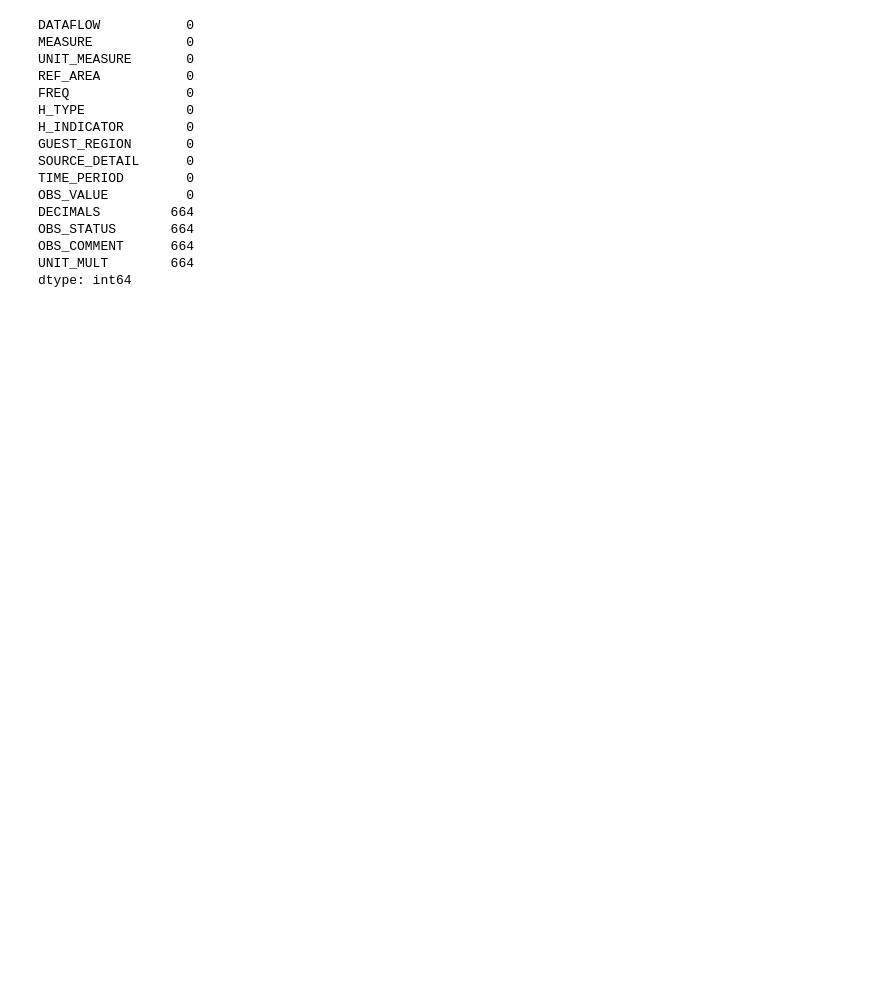
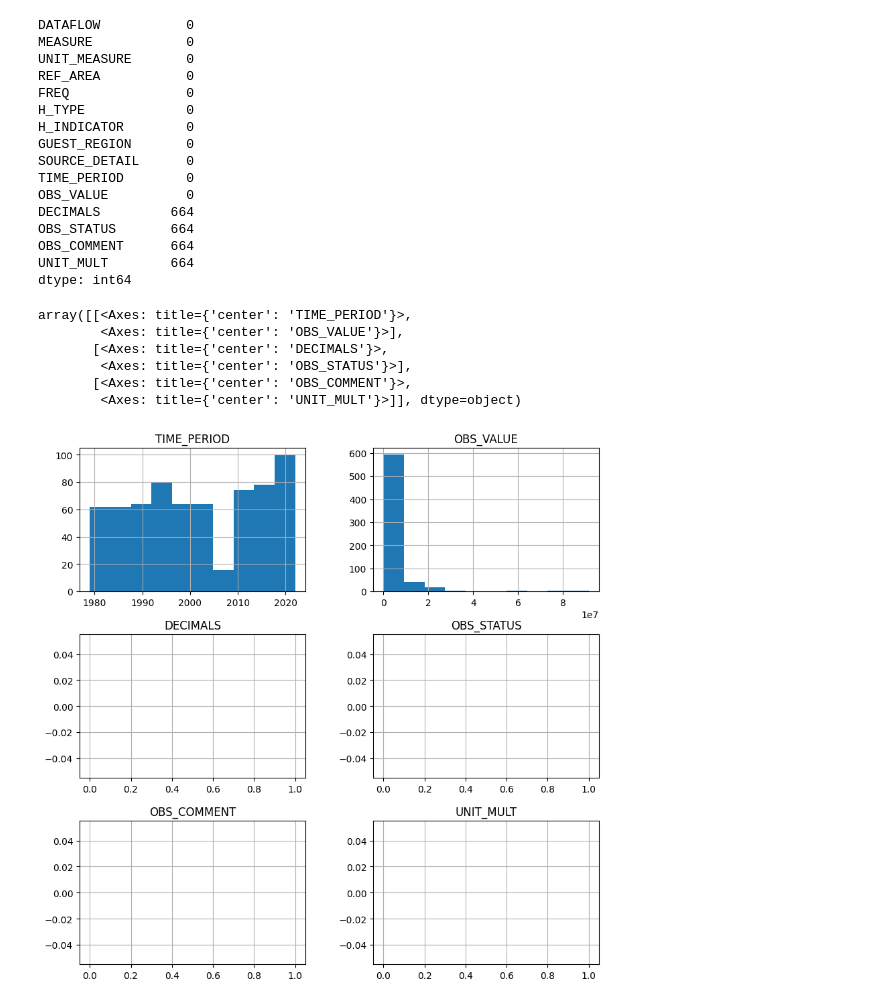
Before and after one commit to codyy6/Ocean-Dubai-House-Rental-and-Sales-Prediction, a Jupyter notebook: Tourism.ipynb, the cells around one changed output. Saved outputs shown, nothing was run; the diff lists cells and outputs as text; code cells hidden in the pictures; blank space fills up the shorter version.

Commit message:
feat: done data understanding for Guests by Hotel Type by Region under Tourism

```diff
--- a/Tourism.ipynb
+++ b/Tourism.ipynb
@@ -32,5 +79,3 @@ OBS_STATUS       664
 OBS_COMMENT      664
 UNIT_MULT        664
 dtype: int64
-# %%
-guests_by_hotel_type_by_region_df.drop_duplicates(inplace=True)
@@ -38,0 +82,10 @@ guests_by_hotel_type_by_region_df
+# %%
+guests_by_hotel_type_by_region_df.hist(figsize=(10, 10))
+# %% [output]
+array([[<Axes: title={'center': 'TIME_PERIOD'}>,
+        <Axes: title={'center': 'OBS_VALUE'}>],
+       [<Axes: title={'center': 'DECIMALS'}>,
+        <Axes: title={'center': 'OBS_STATUS'}>],
+       [<Axes: title={'center': 'OBS_COMMENT'}>,
+        <Axes: title={'center': 'UNIT_MULT'}>]], dtype=object)
+[figure, added]
```
Also changed, not shown: parts of 6 cells of this notebook.
